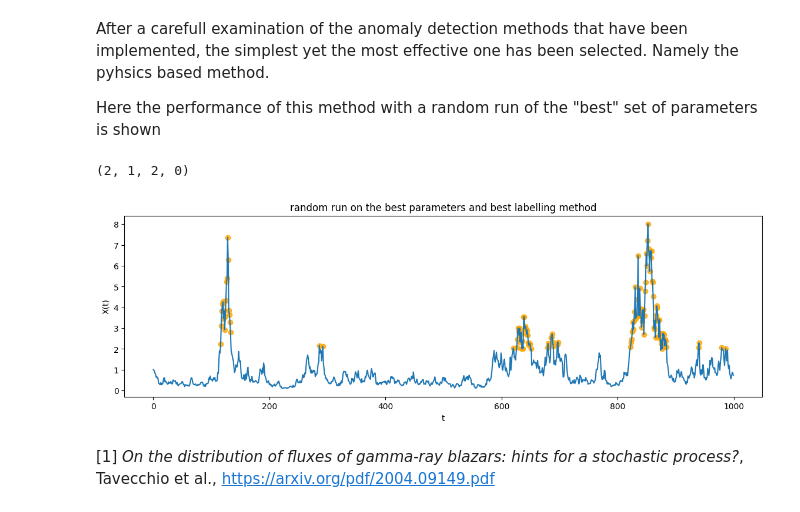
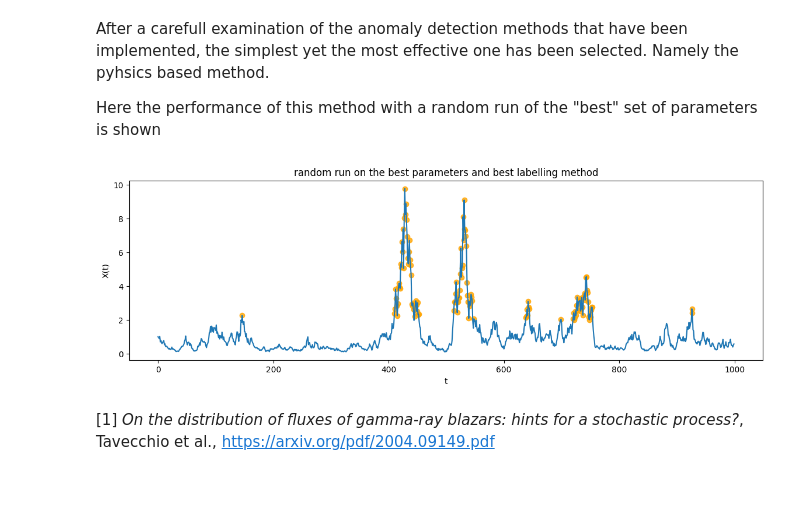
Before and after one commit to falric05/AII-Flare-prediction, a Jupyter notebook: notebooks/AI_ind_data.ipynb, the cells around one changed output. Cells and saved outputs as stored; diff of their text form; code cells hidden in the pictures; blank space fills up the shorter version.

```diff
--- a/notebooks/AI_ind_data.ipynb
+++ b/notebooks/AI_ind_data.ipynb
@@ -69,13 +67,14 @@ We generated a large synthetic dataset, including not only the "standard" parame
 provided in the paper, but also by varying these, resulting in a grid of $30 \text{ x } 4 \text{ x } 4 \text{ x } 4 \text{ x } 10 \text{ x } 1000$ samples
 # %%
 # initialize data loader
-data_loader = DataLoader(run=30, N=1000, override=True,
+override = False
+data_loader = DataLoader(run=30, N=1000, override=override, folder=inspection_data_folder, labelling_method=None,
                          s=[0.3,0.4,0.5,0.6],
                          t=[0.01,0.1,0.5,3],
                          m=[0.8,0.9,1,1.1],
                          d=[0.01, 0.05, 0.1, 0.2, 0.25, 0.3, 0.4, 0.5, 0.6, 0.7])
 # get the grid
-grid, _ = data_loader.get_grid()
+grid = data_loader.get_grid()
 # get params dictionary
 params = data_loader.get_params()
 print('Parameters that can change values:')
@@ -240,7 +239,7 @@ Here we show a labelling method handcrafted and deterministic which is aimed to
     $$\mu + \alpha(\sigma \cdot \mu)$$
 with $\sigma$ coefficient of stochastic term and $\alpha$ an user defined parameter.
 # %%
-physic_labels = get_labels_physic(grid, params, alpha=2)
+physic_labels = get_labels_physic(grid, params, alpha=2, override=override, folder=inspection_data_folder)
 run, mu, sigma, theta, delta = 1, 1, 0.3, 0.1, 0.2
 fplt.plot_grid_datapoints(grid, params, run=run, mu=mu, sigma=sigma, theta=theta, delta=delta,
                           num_run=2, variation='theta', labels=physic_labels, title='physic labels')
@@ -292,12 +291,11 @@ Here the performance of this method with a random run of the "best" set of param
 # %%
 run = 3
 labels_best = physic_labels
-bindexes = data_loader.get_standard_indexes()
-X_best = data_loader.get_standard_values(run=run)
+bindexes = data_loader.get_indexes(s=0.5, t=0.1, d=0.2, m=1)
+X_best = grid[run, bindexes[0], bindexes[1], bindexes[2], bindexes[3], :]
 best_labels = labels_best[run, bindexes[0], bindexes[1], bindexes[2], bindexes[3], :]
 fplt.plot_serie(X_best, labels=best_labels, title='random run on the best parameters and best labelling method')
 # %% [output]
-(2, 1, 2, 0)
-[figure, old version]
+[figure, new version]
 # %% [markdown]
 \[1\] _On the distribution of fluxes of gamma-ray blazars: hints for a stochastic process?_, Tavecchio et al., [https://arxiv.org/pdf/2004.09149.pdf](https://arxiv.org/pdf/2004.09149.pdf)
```
Also changed, not shown: parts of 15 cells of this notebook, 4 other files.
